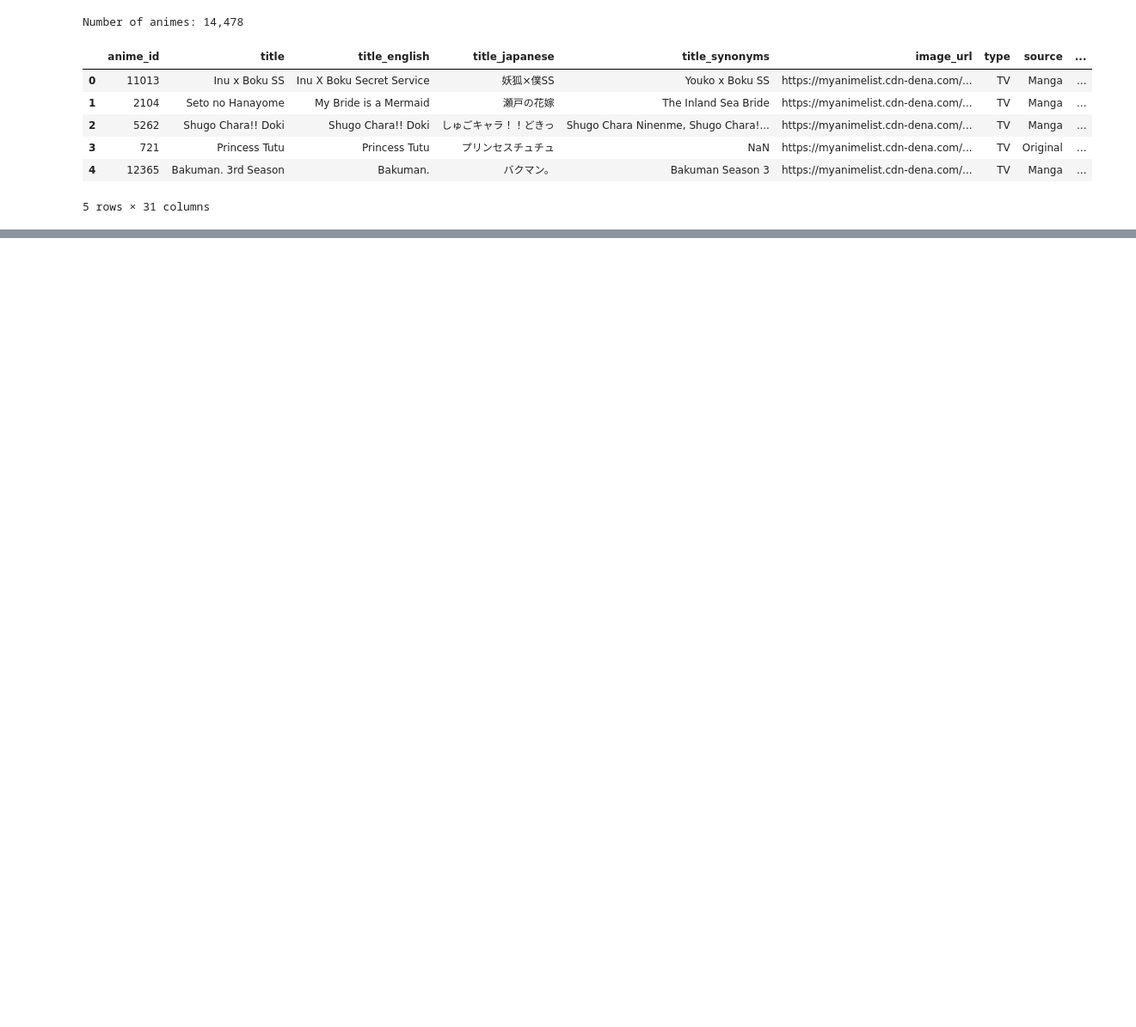
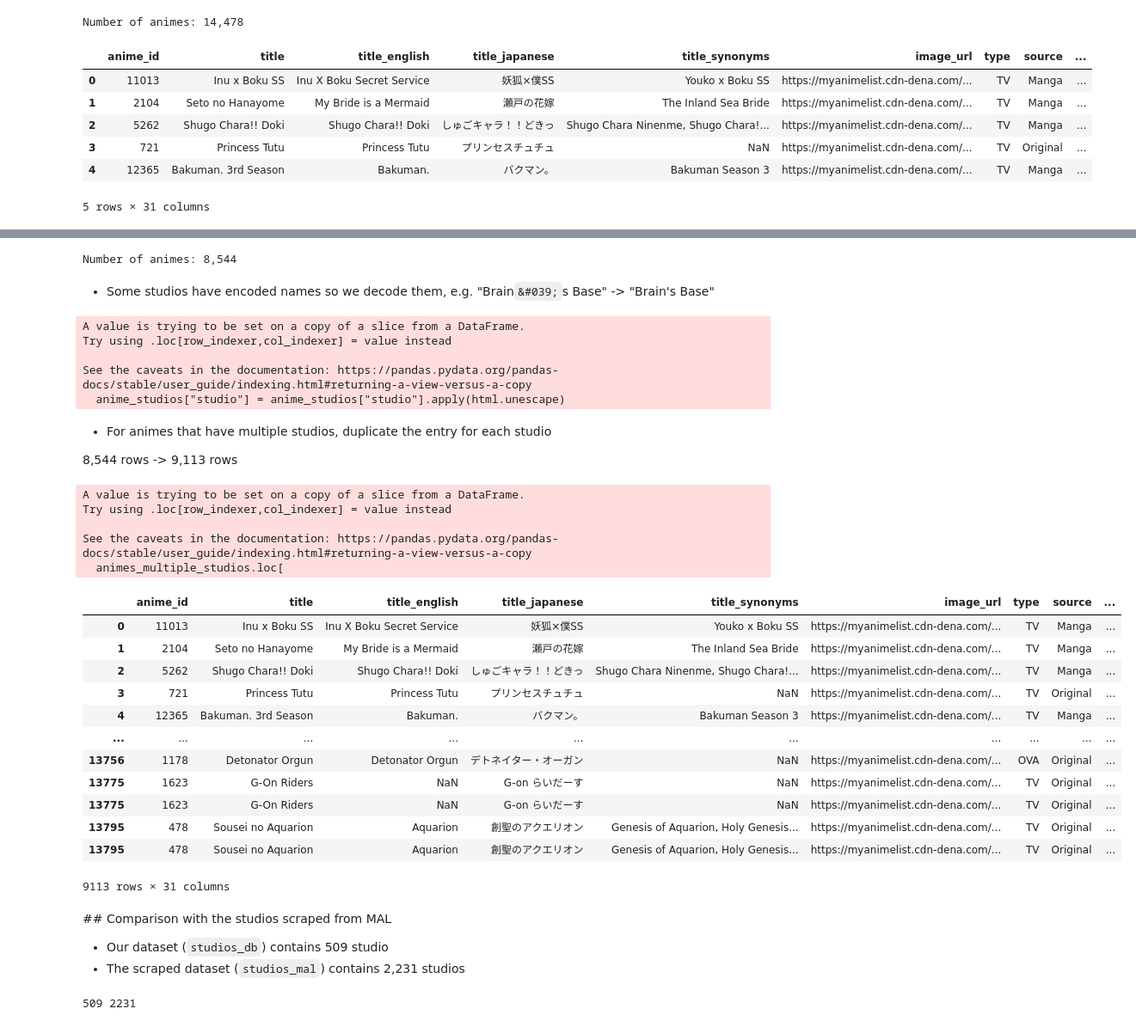
Before and after one commit to com-480-data-visualization/project-2023-vizmoica, a Jupyter notebook: preprocessing/eda_studio.ipynb, the cells around one changed output, grey strips where cells are left out. Shown at 86% size. Drawn from its saved outputs; the diff is of its cells as text; code cells hidden in the pictures; blank space fills up the shorter version.

Commit message:
Merge the studio database with the database scraped from MAL
Studio EDA:
- Reorganize the notebook
- Recompute the datasets and add rank information
- Redo the studio plots

```diff
--- a/preprocessing/eda_studio.ipynb
+++ b/preprocessing/eda_studio.ipynb
@@ -336,0 +35,73 @@ AttributeError: 'DataFrame' object has no attribute 'get'
+# %%
+anime_studios = animes[animes["studio"].notnull()]
+num_animes = len(anime_studios["anime_id"])
+print("Number of animes: {:,}".format(num_animes))
+# %% [output]
+Number of animes: 8,544
+# %% [markdown]
+- Some studios have encoded names so we decode them, e.g. "Brain`&#039;`s Base" -> "Brain's Base"
+# %%
+anime_studios["studio"] = anime_studios["studio"].apply(html.unescape)
+# %% [output]
+A value is trying to be set on a copy of a slice from a DataFrame.
+Try using .loc[row_indexer,col_indexer] = value instead
+
+See the caveats in the documentation: https://pandas.pydata.org/pandas-docs/stable/user_guide/indexing.html#returning-a-view-versus-a-copy
+  anime_studios["studio"] = anime_studios["studio"].apply(html.unescape)
+# %% [markdown]
+- For animes that have multiple studios, duplicate the entry for each studio
+
+8,544 rows -> 9,113 rows
+# %%
+# for the animes that have a "studio" column of the form "studio1, studio2, ..., studion", duplicate the anime n-1 times and assign the studio1, studio2, ..., studion to the new animes
+animes_multiple_studios = anime_studios[anime_studios["studio"].str.contains(",")]
+animes_multiple_studios.loc[
+    :, "studio"
+] = animes_multiple_studios.loc[:, "studio"].str.split(", ")
+animes_multiple_studios = animes_multiple_studios.explode("studio")
+
+# merge the results with the original dataframe
+anime_studios = pd.concat(
+    [
+        anime_studios[~anime_studios["studio"].str.contains(",")],
+        animes_multiple_studios,
+    ],
+    axis=0,
+)
+assert anime_studios["anime_id"].nunique() == num_animes
+# %% [output]
+A value is trying to be set on a copy of a slice from a DataFrame.
+Try using .loc[row_indexer,col_indexer] = value instead
+
+See the caveats in the documentation: https://pandas.pydata.org/pandas-docs/stable/user_guide/indexing.html#returning-a-view-versus-a-copy
+  animes_multiple_studios.loc[
+# %%
+# strip all studios
+anime_studios["studio"] = anime_studios["studio"].str.strip()
+
+anime_studios
+# %% [output]
+|  | anime_id | title | title_english | title_japanese | title_synonyms | image_url | type | source | ... |
+| 0 | 11013 | Inu x Boku SS | Inu X Boku Secret Service | 妖狐×僕SS | Youko x Boku SS | https://myanimelist.cdn-dena.com/... | TV | Manga | ... |
+| 1 | 2104 | Seto no Hanayome | My Bride is a Mermaid | 瀬戸の花嫁 | The Inland Sea Bride | https://myanimelist.cdn-dena.com/... | TV | Manga | ... |
+| 2 | 5262 | Shugo Chara!! Doki | Shugo Chara!! Doki | しゅごキャラ！！どきっ | Shugo Chara Ninenme, Shugo Chara!... | https://myanimelist.cdn-dena.com/... | TV | Manga | ... |
+| 3 | 721 | Princess Tutu | Princess Tutu | プリンセスチュチュ | NaN | https://myanimelist.cdn-dena.com/... | TV | Original | ... |
+| 4 | 12365 | Bakuman. 3rd Season | Bakuman. | バクマン。 | Bakuman Season 3 | https://myanimelist.cdn-dena.com/... | TV | Manga | ... |
+| ... | ... | ... | ... | ... | ... | ... | ... | ... | ... |
+| 13756 | 1178 | Detonator Orgun | Detonator Orgun | デトネイター・オーガン | NaN | https://myanimelist.cdn-dena.com/... | OVA | Original | ... |
+| 13775 | 1623 | G-On Riders | NaN | G-on らいだーす | NaN | https://myanimelist.cdn-dena.com/... | TV | Original | ... |
+| 13775 | 1623 | G-On Riders | NaN | G-on らいだーす | NaN | https://myanimelist.cdn-dena.com/... | TV | Original | ... |
+| 13795 | 478 | Sousei no Aquarion | Aquarion | 創聖のアクエリオン | Genesis of Aquarion, Holy Genesis... | https://myanimelist.cdn-dena.com/... | TV | Original | ... |
+| 13795 | 478 | Sousei no Aquarion | Aquarion | 創聖のアクエリオン | Genesis of Aquarion, Holy Genesis... | https://myanimelist.cdn-dena.com/... | TV | Original | ... |
+9113 rows × 31 columns
+# %% [markdown]
+## Comparison with the studios scraped from MAL
+
+- Our dataset (`studios_db`) contains 509 studio
+- The scraped dataset (`studios_mal`) contains 2,231 studios
+# %%
+studios_db = anime_studios["studio"].unique()
+studios_mal = pd.read_csv(data / "studios_mal_clean.csv")
+print(len(studios_db), len(studios_mal))
+# %% [output]
+509 2231
```
Also changed, not shown: parts of 68 cells of this notebook, 13 other files.
